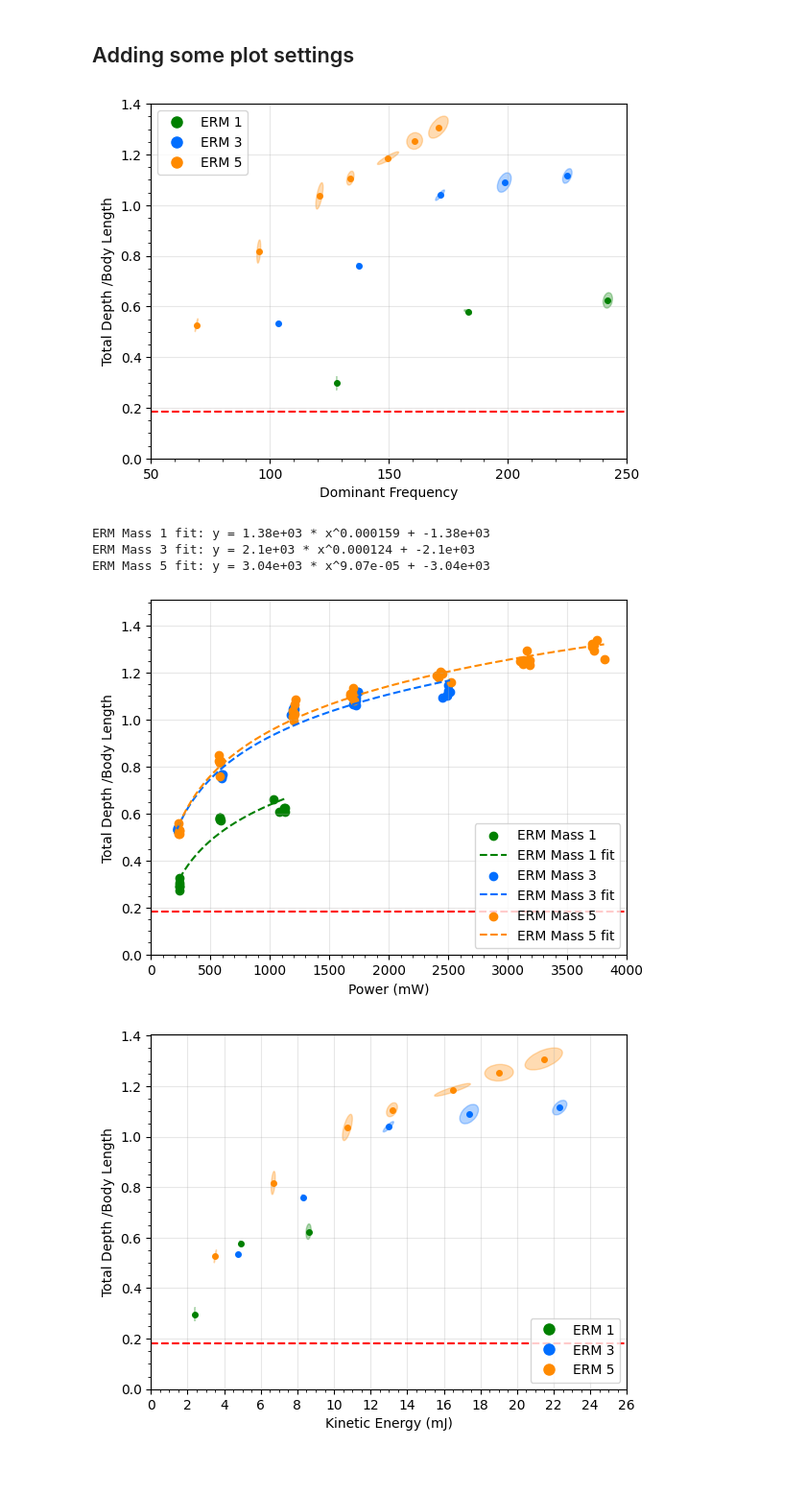
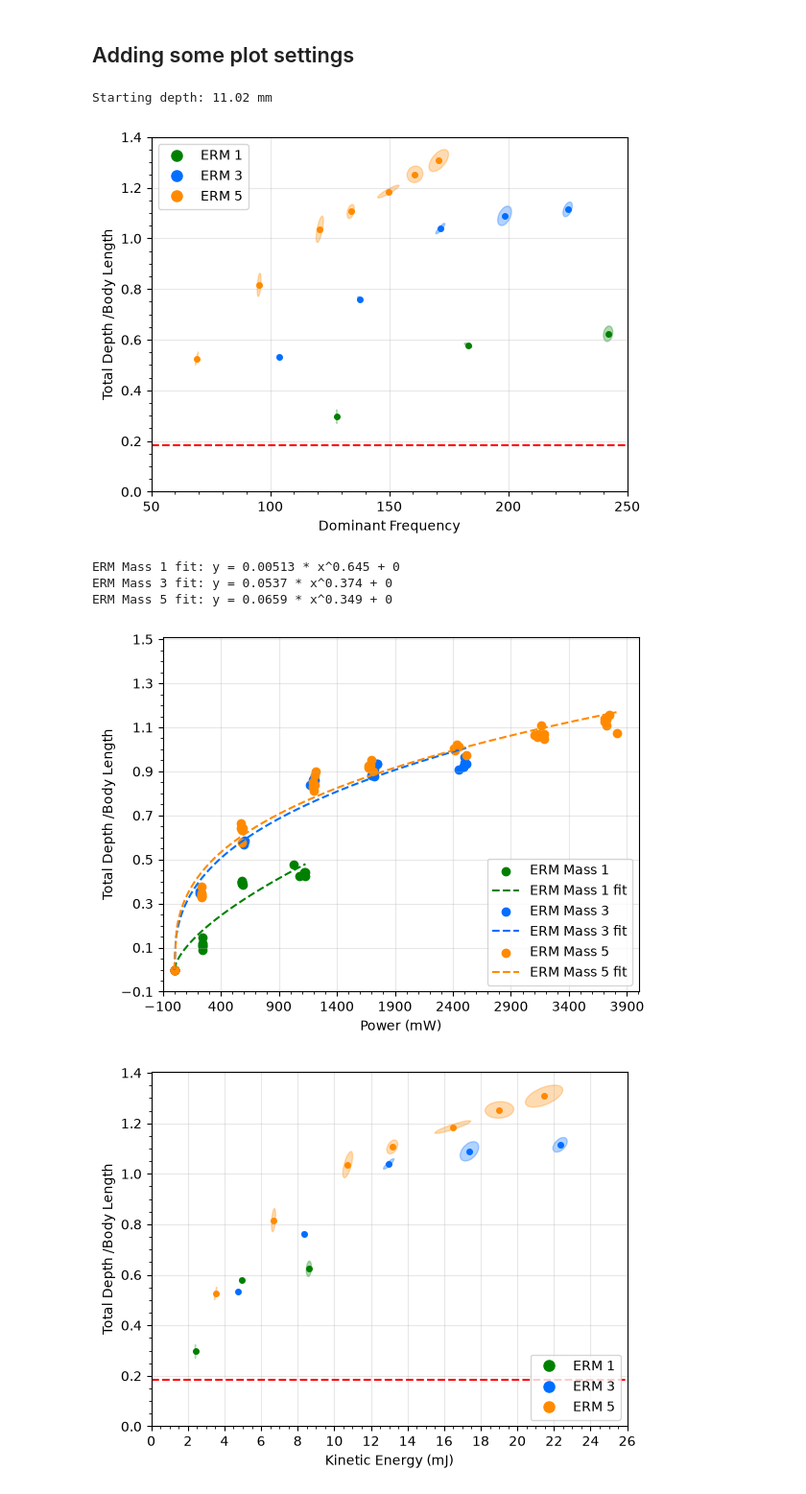
Before and after one commit to OzzysMess/clamming, a Jupyter notebook: master_notes.ipynb, the cells around one changed output. Shown at 96% size. Drawn from its saved outputs; the diff is of its cells as text; code cells hidden in the pictures; blank space fills up the shorter version.

```diff
--- a/master_notes.ipynb
+++ b/master_notes.ipynb
@@ -65,7 +65,7 @@ import pandas as pd
 import trim_data_file
 probe_length = 60.2
 
-source_csv = r"Data\v2Fvd.csv"
+source_csv = r"Data\v2FvD00.csv"
 trimmed_csv = Path(re.sub(r"(\.csv)$", r"_trimmed\1", source_csv))
 
 trim_data_file.trim_csv_to_consistent_format(source_csv, trimmed_csv)
@@ -102,7 +102,7 @@ pp = 1401
 
 # starting depth ~11mm
 sd = cone_height + 3.0
-
+print(f"Starting depth: {sd:.2f} mm")
 def _plot_confidence_ellipse(ax, x_vals, y_vals, color, confidence_level, alpha=0.3):
     x_vals = np.asarray(x_vals, dtype=float)
     y_vals = np.asarray(y_vals, dtype=float)
@@ -264,6 +264,8 @@ def plot_mass_scatter(
     if grid:
         ax.grid(True, alpha=0.3)
     return ax
+# %% [output]
+Starting depth: 11.02 mm
 # %%
 # Frq vs Depth
 ax = plot_mass_scatter(
@@ -288,44 +290,44 @@ ax.set_xticks(np.arange(50, pf+b, 10), minor=True)
 ax.axhline(y=sd/probe_length, color='red', linestyle='--', label='starting depth')
 plt.show()
 # %% [output]
-[figure, old version]
+[figure, new version]
 # %%
 # Power vs Depth
 a = 0.2
 b = 2600.0
 
-fit_power = lambda x, a, b, c: a * np.power(np.clip(x, 1e-9, None), b) + c
+fit_power = lambda x, a, b, c: a * np.power(np.clip(x, 1e-9, None), b) + 0*c
 
 ax = plot_mass_scatter(
     data,
     lambda subset, mass: subset["Power (mW)"].astype(float),
-    lambda subset, mass: subset["Total Depth (mm)"].astype(float) / probe_length,
+    lambda subset, mass: (subset["Total Depth (mm)"].astype(float) - sd) / probe_length,
     "Power (mW)",
     "Total Depth /Body Length",
     xlim=(0, pp+b),
     ylim=(0, pld+a),
     legend_loc="lower right",
     confidence_ellipse=0,
     fit_func=fit_power,
     fit_kwargs={
         "p0": (1e-3, 1.0, 0.0),
         "bounds": ([-np.inf, 0.0, -np.inf], [np.inf, 5.0, np.inf]),
         "maxfev": 8000,
     },
 )
 
-ax.set_yticks(np.arange(0, pld+a, 0.2))
-ax.set_yticks(np.arange(0, pld+a, 0.2/4), minor=True)
-ax.set_xticks(np.arange(0, pp+b, 500))
-ax.set_xticks(np.arange(0, pp+b, 100), minor=True)
-ax.axhline(y=sd/probe_length, color='red', linestyle='--', label='starting depth')
+ax.set_yticks(np.arange(-0.1, pld+a, 0.2))
+ax.set_yticks(np.arange(-0.1, pld+a, 0.2/4), minor=True)
+ax.set_xticks(np.arange(-100, pp+b, 500))
+ax.set_xticks(np.arange(-100, pp+b, 100), minor=True)
+#ax.axhline(y=sd/probe_length, color='red', linestyle='--', label='starting depth')
 
 plt.show()
 # %% [output]
-ERM Mass 1 fit: y = 1.38e+03 * x^0.000159 + -1.38e+03
-ERM Mass 3 fit: y = 2.1e+03 * x^0.000124 + -2.1e+03
-ERM Mass 5 fit: y = 3.04e+03 * x^9.07e-05 + -3.04e+03
+ERM Mass 1 fit: y = 0.00513 * x^0.645 + 0
+ERM Mass 3 fit: y = 0.0537 * x^0.374 + 0
+ERM Mass 5 fit: y = 0.0659 * x^0.349 + 0
-[figure, old version]
+[figure, new version]
 # %%
 # Plot kinetic power vs depth
 ax = plot_mass_scatter(
```
Also changed, not shown: parts of 6 cells of this notebook, 2 other files.
